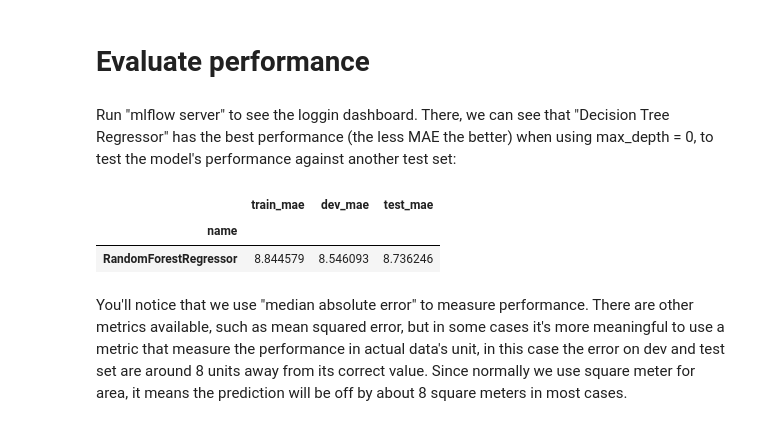
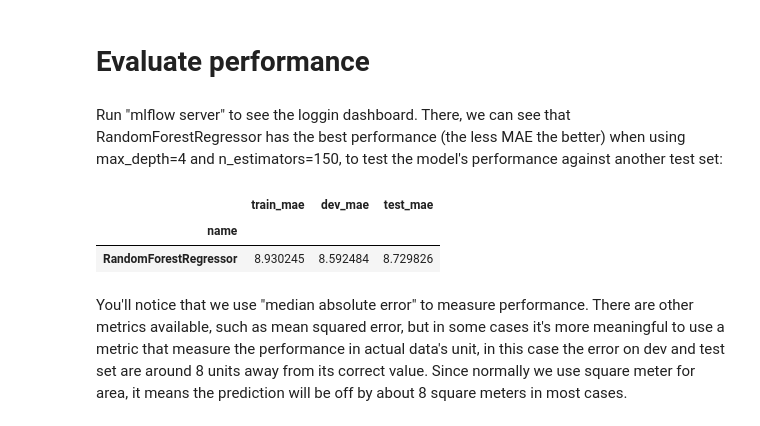
Before and after one commit to baania/impute-pipelines-example, a Jupyter notebook: pipelines.ipynb, the cells around one changed output. Drawn from its saved outputs; the diff is of its cells as text; code cells hidden in the pictures.

```diff
--- a/pipelines.ipynb
+++ b/pipelines.ipynb
@@ -506,34 +506,34 @@ Found minimum after 40 trials:
 # %% [markdown]
 # Evaluate performance
 # %% [markdown]
-Run "mlflow server" to see the loggin dashboard. There, we can see that "Decision Tree Regressor" has the best performance (the less MAE the better) when using max_depth = 0, to test the model's performance against another test set:
+Run "mlflow server" to see the loggin dashboard. There, we can see that RandomForestRegressor has the best performance (the less MAE the better) when using max_depth=4  and n_estimators=150, to test the model's performance against another test set:
 # %%
 # use best params on TEST set
-estimator = RandomForestRegressor(max_depth=4, n_estimators=50)
+estimator = RandomForestRegressor(max_depth=4, n_estimators=150)
 estimator.fit(X_train, y_train)
 
 y_train_hat = estimator.predict(X_train)
 train_mae = median_absolute_error(y_train, y_train_hat)
 
 y_dev_hat = estimator.predict(X_dev)
 dev_mae = median_absolute_error(y_dev, y_dev_hat)
 
 y_test_hat = estimator.predict(X_test)
 test_mae = median_absolute_error(y_test, y_test_hat)
 
 mae =  {
     'name': estimator.__class__.__name__,
     'train_mae': train_mae,
     'dev_mae': dev_mae,
     'test_mae': test_mae
 }
 
 mae = pd.DataFrame([mae]).set_index('name')
 
 mae
 # %% [output]
 |  | train_mae | dev_mae | test_mae |
 | name |  |  |  |
-| RandomForestRegressor | 8.844579 | 8.546093 | 8.736246 |
+| RandomForestRegressor | 8.930245 | 8.592484 | 8.729826 |
 # %% [markdown]
 You'll notice that we use "median absolute error" to measure performance. There are other metrics available, such as mean squared error, but in some cases it's more meaningful to use a metric that measure the performance in actual data's unit, in this case the error on dev and test set are around 8 units away from its correct value. Since normally we use square meter for area, it means the prediction will be off by about 8 square meters in most cases.
```
